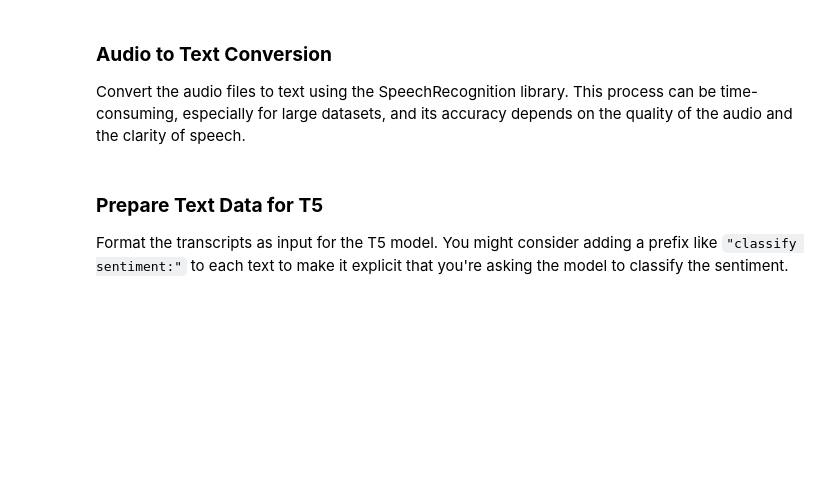
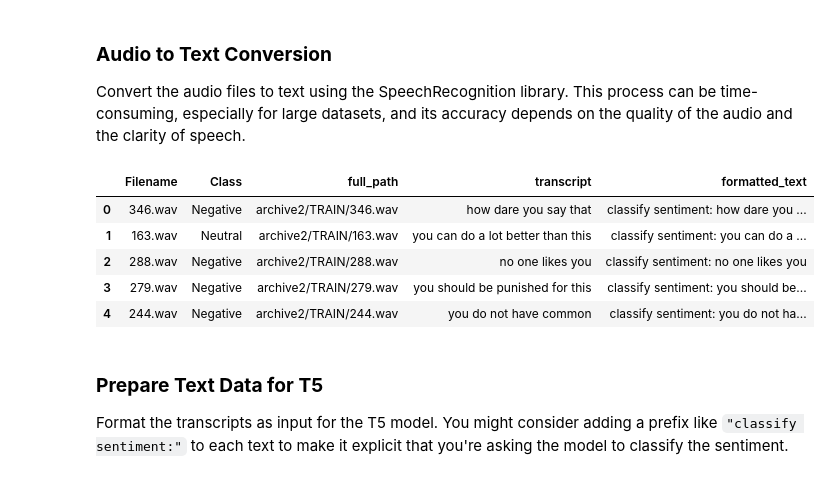
Before and after one commit to Avielstein/Natural-langauge-processing, a Jupyter notebook: AuralSent/Audio Speech Sentiment.ipynb, the cells around one changed output. Saved outputs shown, nothing was run; the diff lists cells and outputs as text; code cells hidden in the pictures; blank space fills up the shorter version.

Commit message:
cleaning up

```diff
--- a/AuralSent/Audio Speech Sentiment.ipynb
+++ b/AuralSent/Audio Speech Sentiment.ipynb
@@ -51,6 +51,15 @@ df_base[['transcript', 'error']] = df_base['full_path'].progress_apply(lambda x:
 
 # Filter out the errors if necessary
 df_base_clean = df_base[df_base['error'] == False].drop(columns=['error'])
+# %%
+df_base_clean.head()
+# %% [output]
+|  | Filename | Class | full_path | transcript | formatted_text |
+| 0 | 346.wav | Negative | archive2/TRAIN/346.wav | how dare you say that | classify sentiment: how dare you ... |
+| 1 | 163.wav | Neutral | archive2/TRAIN/163.wav | you can do a lot better than this | classify sentiment: you can do a ... |
+| 2 | 288.wav | Negative | archive2/TRAIN/288.wav | no one likes you | classify sentiment: no one likes you |
+| 3 | 279.wav | Negative | archive2/TRAIN/279.wav | you should be punished for this | classify sentiment: you should be... |
+| 4 | 244.wav | Negative | archive2/TRAIN/244.wav | you do not have common | classify sentiment: you do not ha... |
 # %% [markdown]
 ### **Prepare Text Data for T5**
 
```
Also changed, not shown: parts of 4 cells of this notebook, 4 other files.
